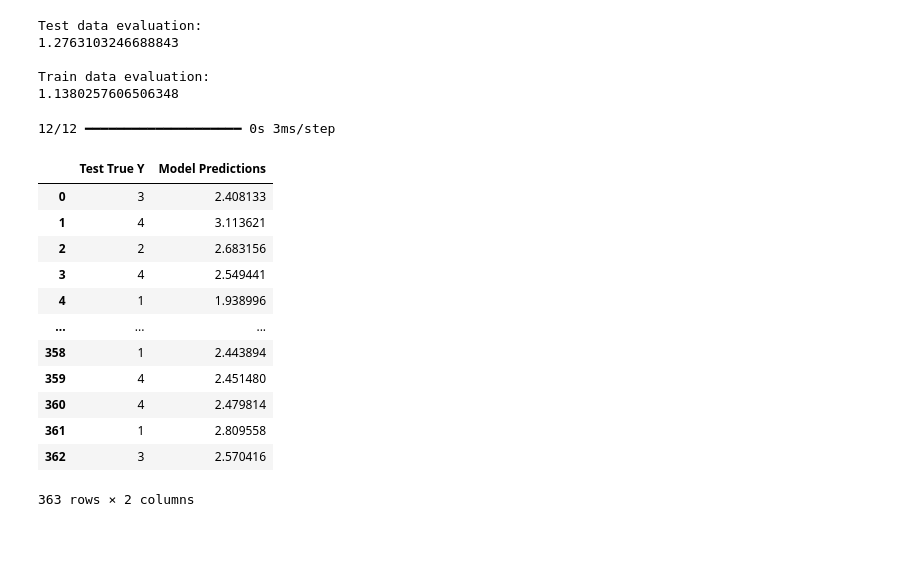
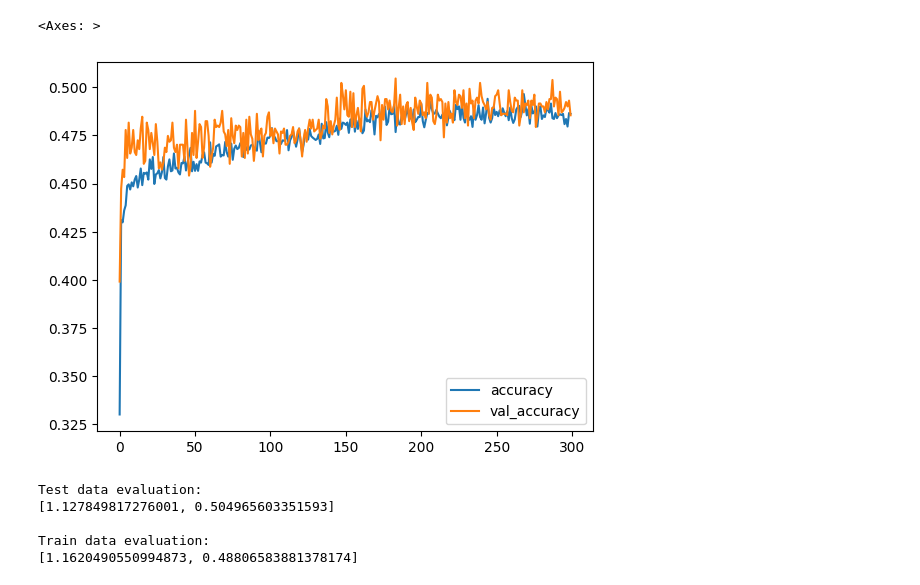
Before and after one commit to lal02/LUAS_Deep_Learning, a Jupyter notebook: Task_2/2_First_Test.ipynb, the cells around one changed output. Cells and saved outputs as stored; diff of their text form; code cells hidden in the pictures; blank space fills up the shorter version.

```diff
--- a/Task_2/2_First_Test.ipynb
+++ b/Task_2/2_First_Test.ipynb
@@ -143,40 +210,22 @@ loss_df.plot()
 # %%
-print("Test data evaluation:")
-print(model.evaluate(X_test, y_test, verbose=0))
-print("\nTrain data evaluation:")
-print(model.evaluate(X_train, y_train, verbose=0))
+# For Accuracy and val_accuracy there is still a bit of room for improvement with values of ~65%
+loss_df[['accuracy', 'val_accuracy']].plot()
 # %% [output]
-Test data evaluation:
-1.2763103246688843
-
-Train data evaluation:
-1.1380257606506348
+<Axes: >
+[figure, added]
 # %%
-# get test predictions
-test_predictions = model.predict(X_test)
+# compare the final model loss/accuracy/evaluation values
+# the values should again match mostly
 
-# reshape the data for easier comparison table
-test_predictions = pd.Series(test_predictions.reshape(len(y_test),))
-pred_df = pd.DataFrame(np.asarray(y_test), columns=['Test True Y'])
-pred_df = pd.concat([pred_df, test_predictions], axis=1)
-pred_df.columns = ['Test True Y', 'Model Predictions']
-
-# print the comparison table - true values vs. model predicted values
-# we can nicely see here how far off our model is in some cases
-pred_df
+# => the values almost match
+print("Test data evaluation:")
+print(model.evaluate(X_test, y_test, verbose=0))
+print("\nTrain data evaluation:")
+print(model.evaluate(X_train, y_train, verbose=0))
 # %% [output]
-12/12 ━━━━━━━━━━━━━━━━━━━━ 0s 3ms/step
+Test data evaluation:
+[1.127849817276001, 0.504965603351593]
+
+Train data evaluation:
+[1.1620490550994873, 0.48806583881378174]
-|  | Test True Y | Model Predictions |
-| 0 | 3 | 2.408133 |
-| 1 | 4 | 3.113621 |
-| 2 | 2 | 2.683156 |
-| 3 | 4 | 2.549441 |
-| 4 | 1 | 1.938996 |
-| ... | ... | ... |
-| 358 | 1 | 2.443894 |
-| 359 | 4 | 2.451480 |
-| 360 | 4 | 2.479814 |
-| 361 | 1 | 2.809558 |
-| 362 | 3 | 2.570416 |
-363 rows × 2 columns
 # %%
```
Also changed, not shown: parts of 19 cells of this notebook, 6 other files.
